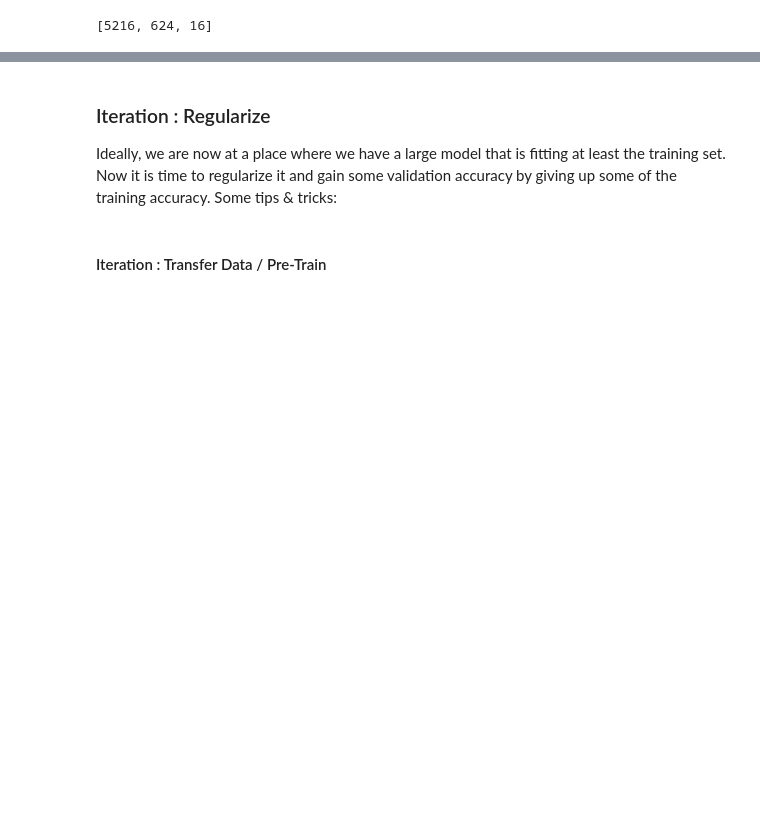
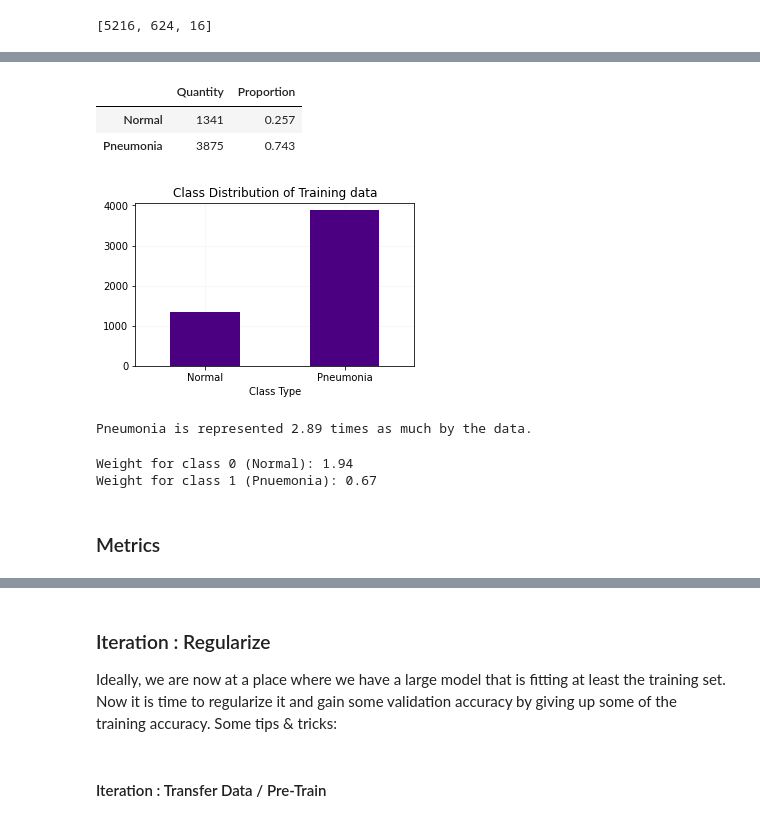
Before and after one commit to anna-dang/mod04-computer_vision_CNN, a Jupyter notebook: project_4_notebook.ipynb, the cells around one changed output, grey strips where cells are left out. Drawn from its saved outputs; the diff is of its cells as text; code cells hidden in the pictures; blank space fills up the shorter version.

```diff
--- a/project_4_notebook.ipynb
+++ b/project_4_notebook.ipynb
@@ -479,0 +341,41 @@ Build up a model that is over fit, then work on validation loss reduction. explo
+# %%
+# Display proportion by class for training set
+normed = get_num_images(train_path, form='normed')
+total = get_num_images(train_path, form='tuple')
+total_s = pd.Series(data={'Normal': total[0], 'Pneumonia': total[1]}, name= 'Quantity').to_frame()
+norm_s = pd.Series(data={'Normal': normed[0], 'Pneumonia': normed[1]}, name= 'Proportion').to_frame()
+class_frame = pd.concat([total_s, norm_s], axis=1)
+display(class_frame)
+print('\n')
+
+# Plot the distribution as a bar graph
+class_frame['Quantity'].plot.bar(figsize=(5,3), legend=False, rot=0,
+                                 color='indigo', zorder=3)
+plt.title('Class Distribution of Training data')
+plt.xlabel("Class Type")
+plt.ylabel("Quantity")
+plt.grid(color="whitesmoke", zorder=0)
+plt.show()
+
+print("\n")
+print(f"Pneumonia is represented {round(total[1]/total[0], 2)} times as much by the data.")
+# %% [output]
+|  | Quantity | Proportion |
+| Normal | 1341 | 0.257 |
+| Pneumonia | 3875 | 0.743 |
+[figure, added]
+Pneumonia is represented 2.89 times as much by the data.
+# %%
+# Set class weights according to Keras documentation
+weight_for_0 = (1 / total[0])*(get_num_images(train_path, form='total'))/2.0
+weight_for_1 = (1 / total[1])*(get_num_images(train_path, form='total'))/2.0
+
+class_weight = {0.0: weight_for_0, 1.0: weight_for_1}
+
+print('Weight for class 0 (Normal): {:.2f}'.format(weight_for_0))
+print('Weight for class 1 (Pnuemonia): {:.2f}'.format(weight_for_1))
+# %% [output]
+Weight for class 0 (Normal): 1.94
+Weight for class 1 (Pnuemonia): 0.67
+# %% [markdown]
+### Metrics
```
Also changed, not shown: parts of 104 cells of this notebook.
